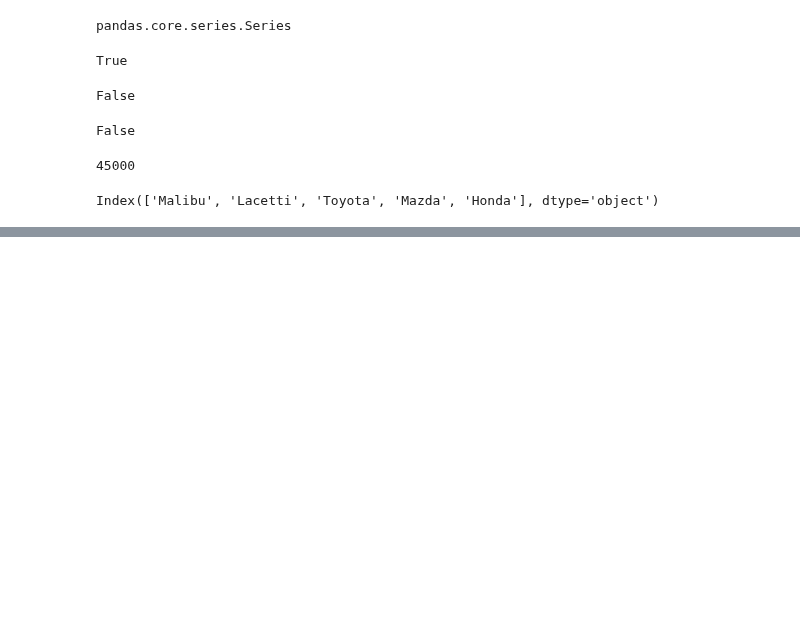
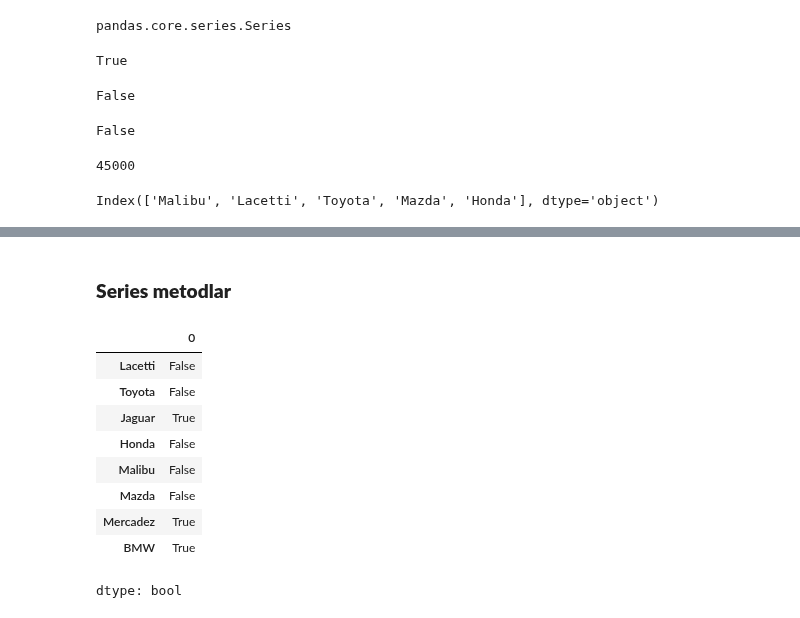
Before and after one commit to izzat-ai/learning-ai, a Jupyter notebook: pandas/series.ipynb, the cells around one changed output, grey strips where cells are left out. Drawn from its saved outputs; the diff is of its cells as text; code cells hidden in the pictures; blank space fills up the shorter version.

```diff
--- a/pandas/series.ipynb
+++ b/pandas/series.ipynb
@@ -201,5 +201,5 @@ cars_ser.index
 Index(['Malibu', 'Lacetti', 'Toyota', 'Mazda', 'Honda'], dtype='object')
 # %%
 # it is possible to change the order of indexes in cars_ser
-models = ['Lacetti', 'Toyota', 'Jaguar', 'Honda', 'Malibu', 'Mazda']
+models = ['Lacetti', 'Toyota', 'Jaguar', 'Honda', 'Malibu', 'Mazda', 'Mercadez', 'BMW']
 cars_ser_idx = Series(cars, index=models)
@@ -207,0 +226,16 @@ cars_ser_idx = Series(cars, index=models)
+# %% [markdown]
+### **Series metodlar**
+# %%
+# isnull() - returns True if a value does not exist
+cars_ser_idx.isnull()
+# %% [output]
+|  | 0 |
+| Lacetti | False |
+| Toyota | False |
+| Jaguar | True |
+| Honda | False |
+| Malibu | False |
+| Mazda | False |
+| Mercadez | True |
+| BMW | True |
+dtype: bool
```
Also changed, not shown: parts of 12 cells of this notebook.
